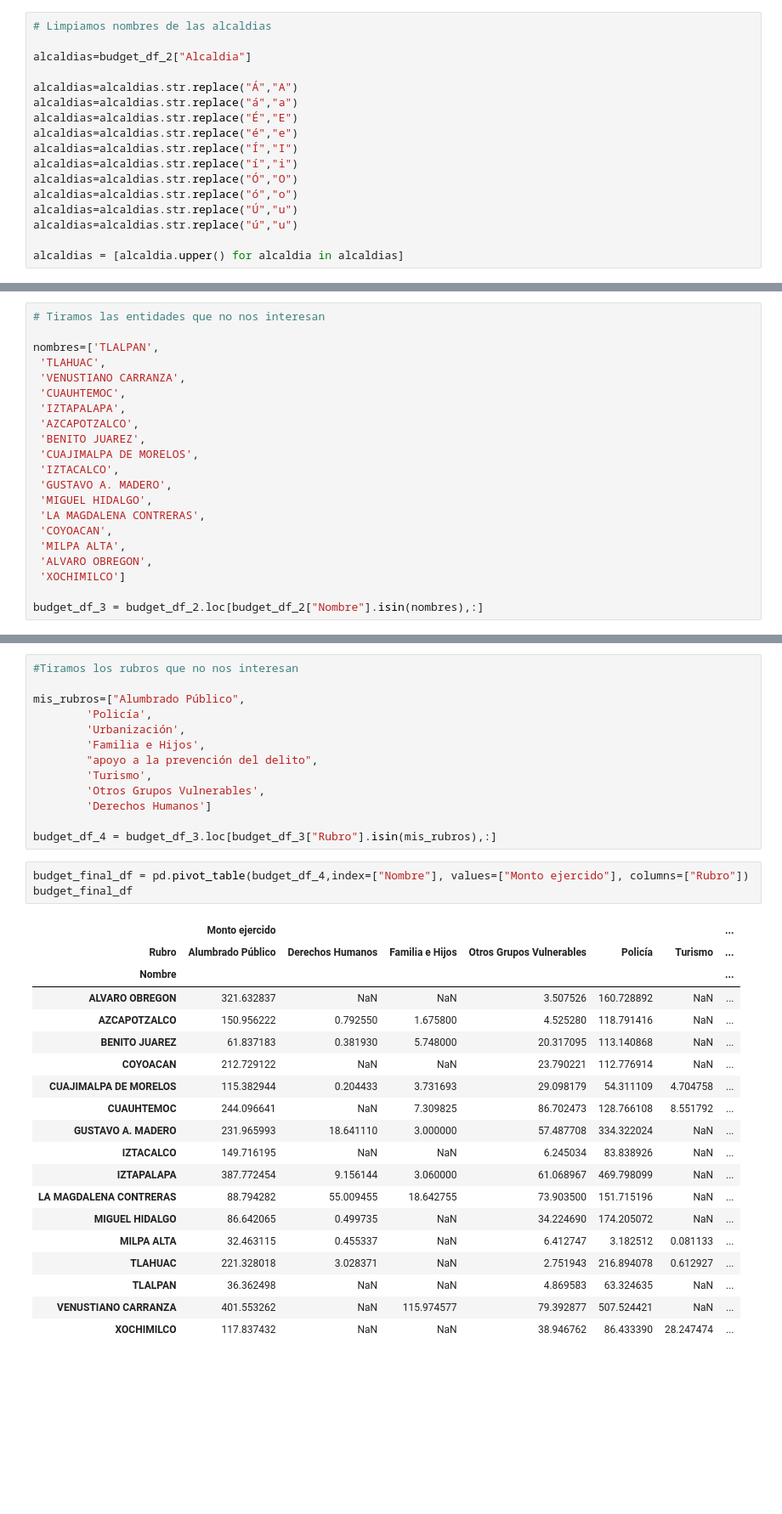
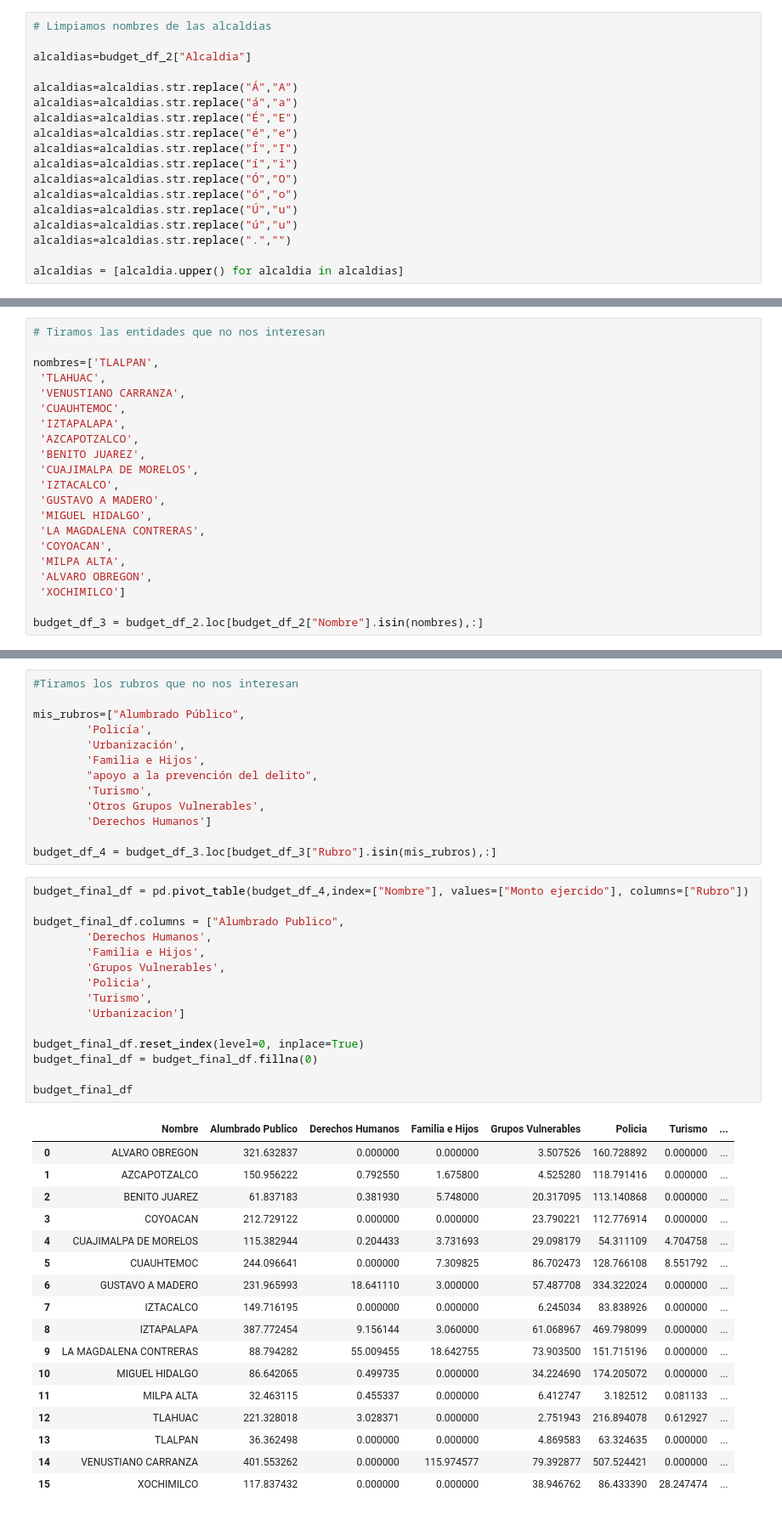
Before and after one commit to joseluismendozal10/Project1, a Jupyter notebook: Budget BTB/main_BTB.ipynb, the cells around one changed output, grey strips where cells are left out. Shown: that part at 85% size. Drawn from its saved outputs; the diff is of its cells as text; blank space fills up the shorter version.

```diff
--- a/Budget BTB/main_BTB.ipynb
+++ b/Budget BTB/main_BTB.ipynb
@@ -41,6 +41,7 @@ alcaldias=alcaldias.str.replace("Ó","O")
 alcaldias=alcaldias.str.replace("ó","o")
 alcaldias=alcaldias.str.replace("Ú","u")
 alcaldias=alcaldias.str.replace("ú","u")
+alcaldias=alcaldias.str.replace(".","")
 
 alcaldias = [alcaldia.upper() for alcaldia in alcaldias]
 # %%
@@ -63,7 +64,7 @@ nombres=['TLALPAN',
  'BENITO JUAREZ',
  'CUAJIMALPA DE MORELOS',
  'IZTACALCO',
- 'GUSTAVO A. MADERO',
+ 'GUSTAVO A MADERO',
  'MIGUEL HIDALGO',
  'LA MAGDALENA CONTRERAS',
  'COYOACAN',
@@ -110,25 +111,35 @@ mis_rubros=["Alumbrado Público",
 budget_df_4 = budget_df_3.loc[budget_df_3["Rubro"].isin(mis_rubros),:]
 # %%
 budget_final_df = pd.pivot_table(budget_df_4,index=["Nombre"], values=["Monto ejercido"], columns=["Rubro"])
+
+budget_final_df.columns = ["Alumbrado Publico",
+        'Derechos Humanos',
+        'Familia e Hijos',
+        'Grupos Vulnerables',
+        'Policia',
+        'Turismo',
+        'Urbanizacion']
+
+budget_final_df.reset_index(level=0, inplace=True)
+budget_final_df = budget_final_df.fillna(0)
+
 budget_final_df
 # %% [output]
-|  | Monto ejercido |  |  |  |  |  | ... |
-| Rubro | Alumbrado Público | Derechos Humanos | Familia e Hijos | Otros Grupos Vulnerables | Policía | Turismo | ... |
-| Nombre |  |  |  |  |  |  | ... |
-| ALVARO OBREGON | 321.632837 | NaN | NaN | 3.507526 | 160.728892 | NaN | ... |
-| AZCAPOTZALCO | 150.956222 | 0.792550 | 1.675800 | 4.525280 | 118.791416 | NaN | ... |
-| BENITO JUAREZ | 61.837183 | 0.381930 | 5.748000 | 20.317095 | 113.140868 | NaN | ... |
-| COYOACAN | 212.729122 | NaN | NaN | 23.790221 | 112.776914 | NaN | ... |
-| CUAJIMALPA DE MORELOS | 115.382944 | 0.204433 | 3.731693 | 29.098179 | 54.311109 | 4.704758 | ... |
-| CUAUHTEMOC | 244.096641 | NaN | 7.309825 | 86.702473 | 128.766108 | 8.551792 | ... |
-| GUSTAVO A. MADERO | 231.965993 | 18.641110 | 3.000000 | 57.487708 | 334.322024 | NaN | ... |
-| IZTACALCO | 149.716195 | NaN | NaN | 6.245034 | 83.838926 | NaN | ... |
-| IZTAPALAPA | 387.772454 | 9.156144 | 3.060000 | 61.068967 | 469.798099 | NaN | ... |
-| LA MAGDALENA CONTRERAS | 88.794282 | 55.009455 | 18.642755 | 73.903500 | 151.715196 | NaN | ... |
-| MIGUEL HIDALGO | 86.642065 | 0.499735 | NaN | 34.224690 | 174.205072 | NaN | ... |
-| MILPA ALTA | 32.463115 | 0.455337 | NaN | 6.412747 | 3.182512 | 0.081133 | ... |
-| TLAHUAC | 221.328018 | 3.028371 | NaN | 2.751943 | 216.894078 | 0.612927 | ... |
-| TLALPAN | 36.362498 | NaN | NaN | 4.869583 | 63.324635 | NaN | ... |
-| VENUSTIANO CARRANZA | 401.553262 | NaN | 115.974577 | 79.392877 | 507.524421 | NaN | ... |
-| XOCHIMILCO | 117.837432 | NaN | NaN | 38.946762 | 86.433390 | 28.247474 | ... |
+|  | Nombre | Alumbrado Publico | Derechos Humanos | Familia e Hijos | Grupos Vulnerables | Policia | Turismo | ... |
+| 0 | ALVARO OBREGON | 321.632837 | 0.000000 | 0.000000 | 3.507526 | 160.728892 | 0.000000 | ... |
+| 1 | AZCAPOTZALCO | 150.956222 | 0.792550 | 1.675800 | 4.525280 | 118.791416 | 0.000000 | ... |
+| 2 | BENITO JUAREZ | 61.837183 | 0.381930 | 5.748000 | 20.317095 | 113.140868 | 0.000000 | ... |
+| 3 | COYOACAN | 212.729122 | 0.000000 | 0.000000 | 23.790221 | 112.776914 | 0.000000 | ... |
+| 4 | CUAJIMALPA DE MORELOS | 115.382944 | 0.204433 | 3.731693 | 29.098179 | 54.311109 | 4.704758 | ... |
+| 5 | CUAUHTEMOC | 244.096641 | 0.000000 | 7.309825 | 86.702473 | 128.766108 | 8.551792 | ... |
+| 6 | GUSTAVO A MADERO | 231.965993 | 18.641110 | 3.000000 | 57.487708 | 334.322024 | 0.000000 | ... |
+| 7 | IZTACALCO | 149.716195 | 0.000000 | 0.000000 | 6.245034 | 83.838926 | 0.000000 | ... |
+| 8 | IZTAPALAPA | 387.772454 | 9.156144 | 3.060000 | 61.068967 | 469.798099 | 0.000000 | ... |
+| 9 | LA MAGDALENA CONTRERAS | 88.794282 | 55.009455 | 18.642755 | 73.903500 | 151.715196 | 0.000000 | ... |
+| 10 | MIGUEL HIDALGO | 86.642065 | 0.499735 | 0.000000 | 34.224690 | 174.205072 | 0.000000 | ... |
+| 11 | MILPA ALTA | 32.463115 | 0.455337 | 0.000000 | 6.412747 | 3.182512 | 0.081133 | ... |
+| 12 | TLAHUAC | 221.328018 | 3.028371 | 0.000000 | 2.751943 | 216.894078 | 0.612927 | ... |
+| 13 | TLALPAN | 36.362498 | 0.000000 | 0.000000 | 4.869583 | 63.324635 | 0.000000 | ... |
+| 14 | VENUSTIANO CARRANZA | 401.553262 | 0.000000 | 115.974577 | 79.392877 | 507.524421 | 0.000000 | ... |
+| 15 | XOCHIMILCO | 117.837432 | 0.000000 | 0.000000 | 38.946762 | 86.433390 | 28.247474 | ... |
 # %%
```
Also changed, not shown: parts of 7 cells of this notebook, 10 other files.
